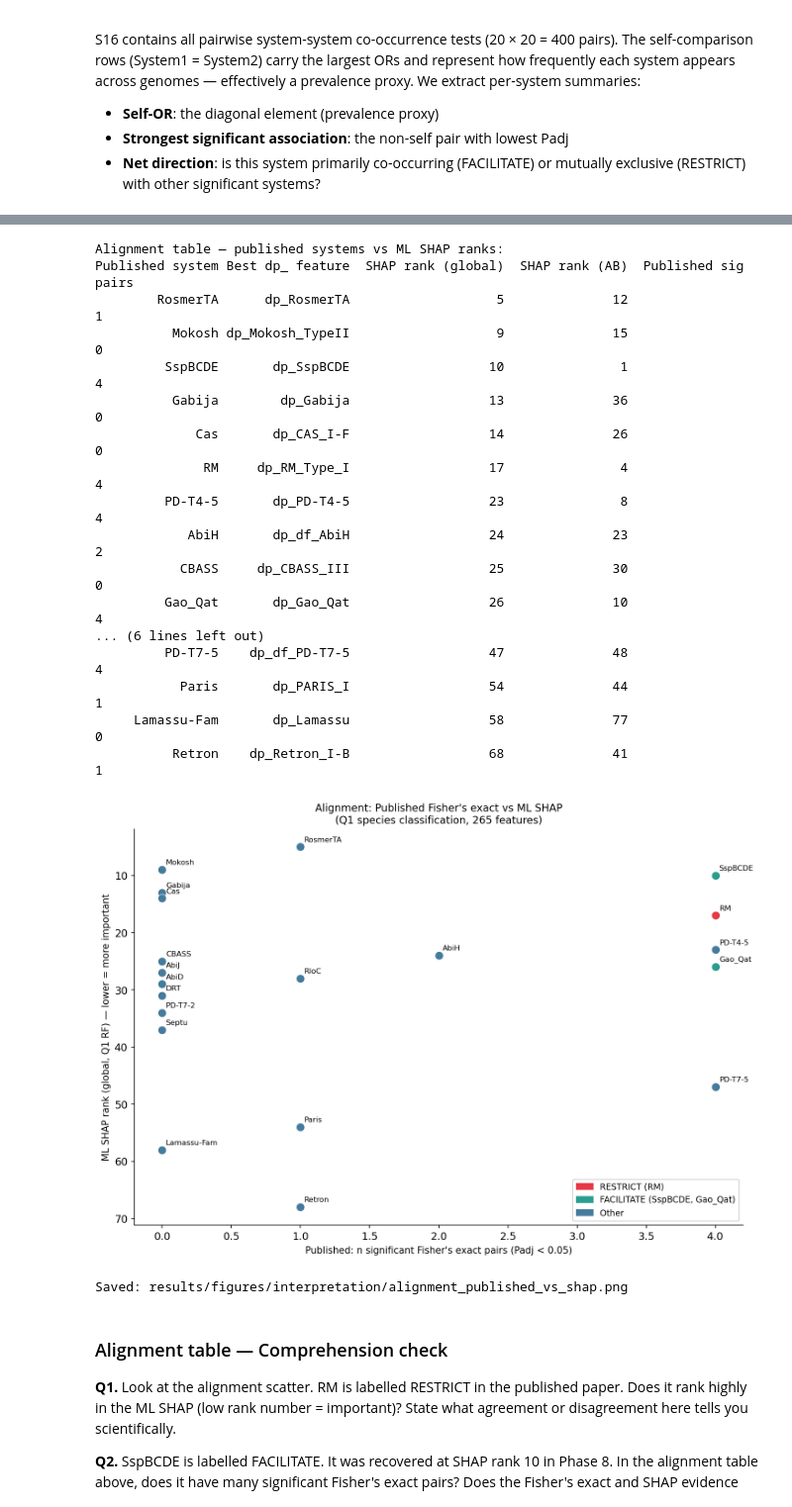
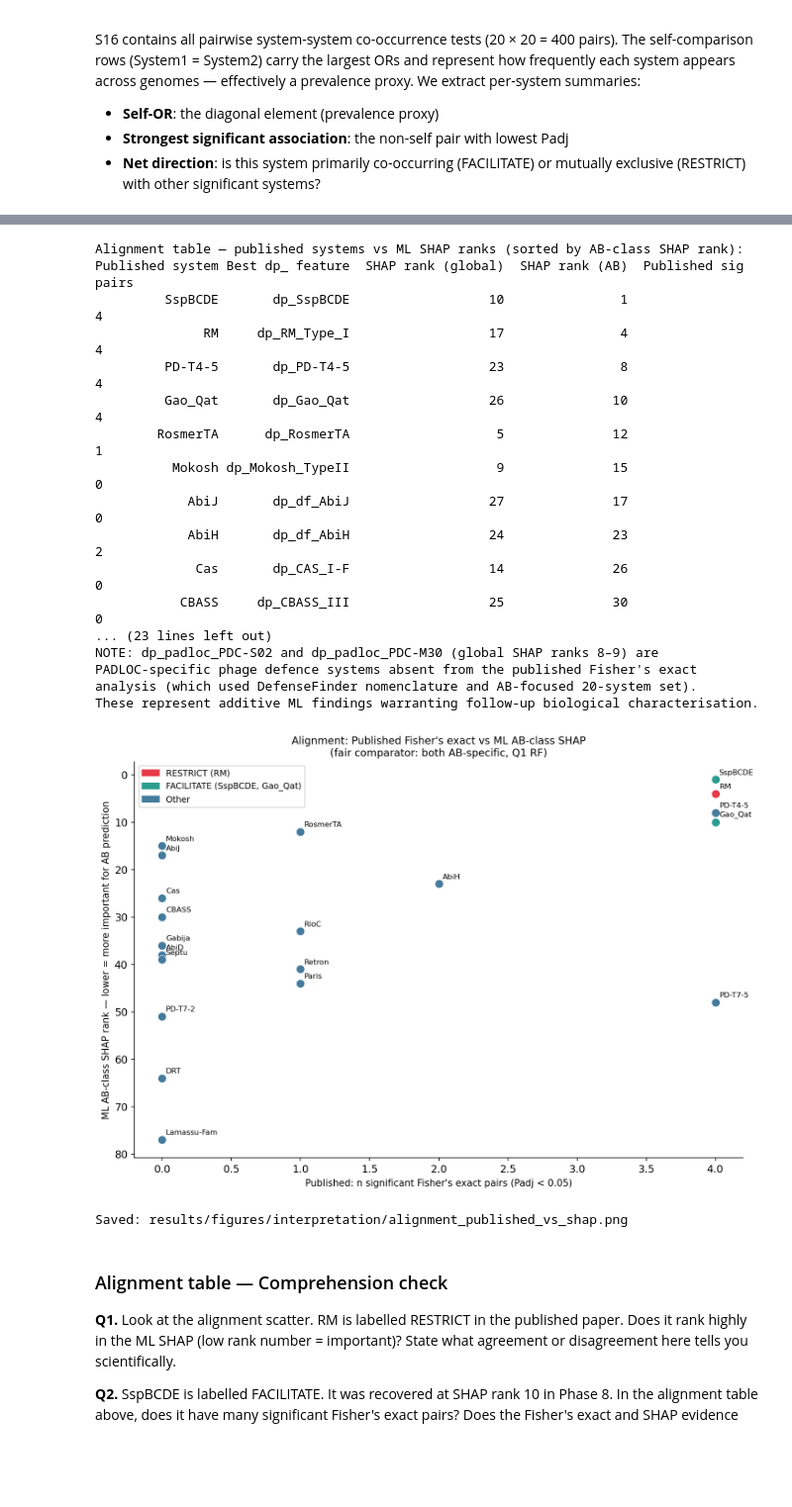
Before and after one commit to vikos77/eskape-defence-ml, a Jupyter notebook: notebooks/08_model_interpretation.ipynb, the cells around one changed output, grey strips where cells are left out. Shown at 99% size. Drawn from its saved outputs; the diff is of its cells as text; code cells hidden in the pictures; blank space fills up the shorter version.

```diff
--- a/notebooks/08_model_interpretation.ipynb
+++ b/notebooks/08_model_interpretation.ipynb
@@ -535,7 +613,7 @@ dp_df_AbiJ               0.00674
 # shap.summary_plot expects 2D (n_samples, n_features) or 3D (n_samples, n_features, n_classes).
 # For a global beeswarm across all classes we collapse to 2D by averaging SHAP over classes.
 
-shap_2d = shap_3d.mean(axis=2)   # (878, 265) — mean SHAP over 6 classes
+shap_2d = np.abs(shap_3d).mean(axis=2)   # (878, 265) — mean |SHAP| over 6 classes (Ph10-H6: use abs to avoid cancellation of opposing class effects)
 
 top20_idx  = global_shap.head(20).index.tolist()
 top20_mask = [FEAT_COLS.index(f) for f in top20_idx]
@@ -552,7 +630,7 @@ shap.summary_plot(
     plot_size=None,
 )
 ax = plt.gca()
-ax.set_title("Global SHAP beeswarm — top 20 features\n(mean SHAP over 6 classes, Q1 RF)", fontsize=11)
+ax.set_title("Global SHAP beeswarm — top 20 features\n(mean |SHAP| over 6 classes, Q1 RF)", fontsize=11)
 plt.tight_layout()
 plt.savefig(FIGS_INTERP / "q1_shap_global_beeswarm.png", dpi=150, bbox_inches="tight")
 plt.show()
@@ -879,35 +961,53 @@ for pub_sys, dp_feats in PUBLISHED_TO_DP.items():
 
 alignment_table = (
     pd.DataFrame(alignment_rows)
-    .sort_values("SHAP rank (global)")
+    .sort_values("SHAP rank (AB)")   # Ph10-H8: use AB-class SHAP rank (fair comparator for AB-only Fisher's)
     .reset_index(drop=True)
 )
-print("Alignment table — published systems vs ML SHAP ranks:")
+print("Alignment table — published systems vs ML SHAP ranks (sorted by AB-class SHAP rank):")
 print(alignment_table.to_string(index=False))
+
+# Ph10-H7: Identify top ML-discovered systems NOT in the published analysis ───
+# These are features with high global or AB-class SHAP rank but no entry in PUBLISHED_TO_DP
+published_dp_feats = [f for feats in PUBLISHED_TO_DP.values() for f in feats]
+novel_feats = [f for f in FEAT_COLS if f not in published_dp_feats]
+novel_shap_ab = pd.Series(
+    np.abs(shap_3d[:, :, ab_cls_idx]).mean(axis=0),
+    index=FEAT_COLS
+).loc[novel_feats].sort_values(ascending=False)
+print()
+print("Top 10 ML-identified systems NOT in published 20-system analysis (by AB-class |SHAP|):")
+print(novel_shap_ab.head(10).round(5).to_string())
+print()
+print("NOTE: dp_padloc_PDC-S02 and dp_padloc_PDC-M30 (global SHAP ranks 8–9) are")
+print("PADLOC-specific phage defence systems absent from the published Fisher's exact")
+print("analysis (which used DefenseFinder nomenclature and AB-focused 20-system set).")
+print("These represent additive ML findings warranting follow-up biological characterisation.")
 # %% [output]
-Alignment table — published systems vs ML SHAP ranks:
+Alignment table — published systems vs ML SHAP ranks (sorted by AB-class SHAP rank):
 Published system Best dp_ feature  SHAP rank (global)  SHAP rank (AB)  Published sig pairs
+         SspBCDE       dp_SspBCDE                  10               1                    4
+              RM     dp_RM_Type_I                  17               4                    4
+         PD-T4-5       dp_PD-T4-5                  23               8                    4
+         Gao_Qat       dp_Gao_Qat                  26              10                    4
         RosmerTA      dp_RosmerTA                   5              12                    1
           Mokosh dp_Mokosh_TypeII                   9              15                    0
-         SspBCDE       dp_SspBCDE                  10               1                    4
-          Gabija        dp_Gabija                  13              36                    0
+            AbiJ       dp_df_AbiJ                  27              17                    0
+            AbiH       dp_df_AbiH                  24              23                    2
              Cas       dp_CAS_I-F                  14              26                    0
-              RM     dp_RM_Type_I                  17               4                    4
-         PD-T4-5       dp_PD-T4-5                  23               8                    4
-            AbiH       dp_df_AbiH                  24              23                    2
            CBASS     dp_CBASS_III                  25              30                    0
-         Gao_Qat       dp_Gao_Qat                  26              10                    4
-... (6 lines left out)
-         PD-T7-5    dp_df_PD-T7-5                  47              48                    4
-           Paris       dp_PARIS_I                  54              44                    1
-     Lamassu-Fam       dp_Lamassu                  58              77                    0
-          Retron    dp_Retron_I-B                  68              41                    1
+... (23 lines left out)
+NOTE: dp_padloc_PDC-S02 and dp_padloc_PDC-M30 (global SHAP ranks 8–9) are
+PADLOC-specific phage defence systems absent from the published Fisher's exact
+analysis (which used DefenseFinder nomenclature and AB-focused 20-system set).
+These represent additive ML findings warranting follow-up biological characterisation.
 # %%
 # ── 3.4  Visualise alignment table ───────────────────────────────────────────
 fig, ax = plt.subplots(figsize=(10, 7))
 
-# Scatter: ML SHAP rank (global) vs number of significant Fisher's pairs
-valid = alignment_table.dropna(subset=["SHAP rank (global)"])
+# Ph10-H8: Use AB-class SHAP rank on y-axis (published Fisher's was AB-only;
+# global SHAP rank dilutes AB-specific signals across 6 species)
+valid = alignment_table.dropna(subset=["SHAP rank (AB)"])
 
 # Colour by whether a system is in the RESTRICT or FACILITATE group
 RESTRICT    = {"RM"}
@@ -920,38 +1020,38 @@ def cat_color(sys: str) -> str:
         return "#2A9D8F"
     return "#457B9D"
 
 for _, row in valid.iterrows():
     ax.scatter(
         row["Published sig pairs"],
-        row["SHAP rank (global)"],
+        row["SHAP rank (AB)"],
         color=cat_color(row["Published system"]),
         s=80, zorder=3, edgecolors="white", linewidths=0.5,
     )
     ax.annotate(
         row["Published system"],
-        (row["Published sig pairs"], row["SHAP rank (global)"]),
+        (row["Published sig pairs"], row["SHAP rank (AB)"]),
         fontsize=8, ha="left", va="bottom",
         xytext=(4, 4), textcoords="offset points",
     )
 
 ax.invert_yaxis()   # rank 1 = top
 ax.set_xlabel("Published: n significant Fisher's exact pairs (Padj < 0.05)", fontsize=10)
-ax.set_ylabel("ML SHAP rank (global, Q1 RF) — lower = more important", fontsize=10)
-ax.set_title("Alignment: Published Fisher's exact vs ML SHAP\n(Q1 species classification, 265 features)", fontsize=11)
+ax.set_ylabel("ML AB-class SHAP rank — lower = more important for AB prediction", fontsize=10)
+ax.set_title("Alignment: Published Fisher's exact vs ML AB-class SHAP\n(fair comparator: both AB-specific, Q1 RF)", fontsize=11)
 
 legend_handles = [
     mpatches.Patch(color="#E63946", label="RESTRICT (RM)"),
     mpatches.Patch(color="#2A9D8F", label="FACILITATE (SspBCDE, Gao_Qat)"),
     mpatches.Patch(color="#457B9D", label="Other"),
 ]
 ax.legend(handles=legend_handles, fontsize=9)
 
 plt.tight_layout()
 plt.savefig(FIGS_INTERP / "alignment_published_vs_shap.png", dpi=150, bbox_inches="tight")
 plt.show()
 print("Saved: results/figures/interpretation/alignment_published_vs_shap.png")
 # %% [output]
-[figure, old version]
+[figure, new version]
 Saved: results/figures/interpretation/alignment_published_vs_shap.png
 # %% [markdown]
 ### Alignment table — Comprehension check
```
Also changed, not shown: parts of 7 cells of this notebook, 5 other files.
